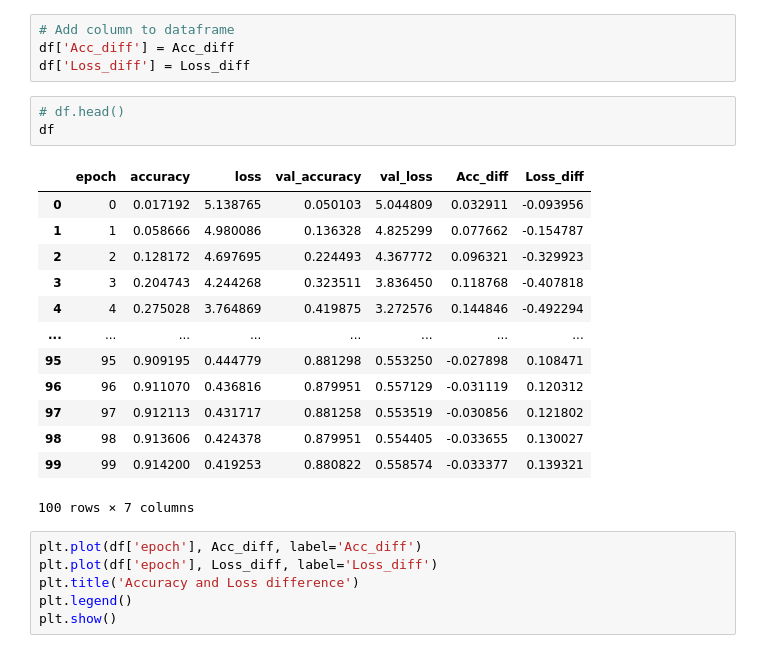
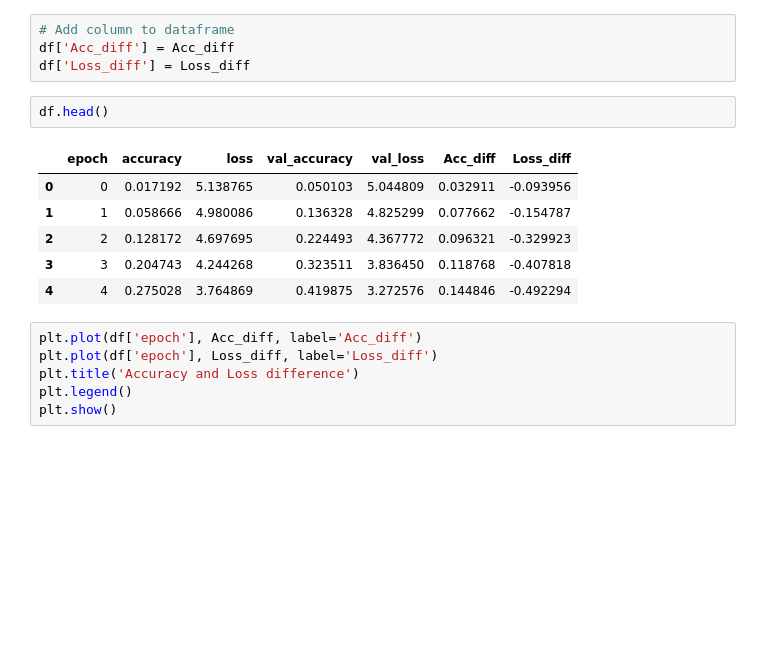
Before and after one commit to dimgag/deepfood, a Jupyter notebook: logs_analysis.ipynb, the cells around one changed output. Cells and saved outputs as stored; diff of their text form; blank space fills up the shorter version.

```diff
--- a/logs_analysis.ipynb
+++ b/logs_analysis.ipynb
@@ -19,23 +19,15 @@ Loss_diff= df['val_loss'] - df['loss']
 # Add column to dataframe
 df['Acc_diff'] = Acc_diff
 df['Loss_diff'] = Loss_diff
-# %%
-# df.head()
-df
-# %% [output]
-|  | epoch | accuracy | loss | val_accuracy | val_loss | Acc_diff | Loss_diff |
-| 0 | 0 | 0.017192 | 5.138765 | 0.050103 | 5.044809 | 0.032911 | -0.093956 |
-| 1 | 1 | 0.058666 | 4.980086 | 0.136328 | 4.825299 | 0.077662 | -0.154787 |
-| 2 | 2 | 0.128172 | 4.697695 | 0.224493 | 4.367772 | 0.096321 | -0.329923 |
-| 3 | 3 | 0.204743 | 4.244268 | 0.323511 | 3.836450 | 0.118768 | -0.407818 |
-| 4 | 4 | 0.275028 | 3.764869 | 0.419875 | 3.272576 | 0.144846 | -0.492294 |
-| ... | ... | ... | ... | ... | ... | ... | ... |
-| 95 | 95 | 0.909195 | 0.444779 | 0.881298 | 0.553250 | -0.027898 | 0.108471 |
-| 96 | 96 | 0.911070 | 0.436816 | 0.879951 | 0.557129 | -0.031119 | 0.120312 |
-| 97 | 97 | 0.912113 | 0.431717 | 0.881258 | 0.553519 | -0.030856 | 0.121802 |
-| 98 | 98 | 0.913606 | 0.424378 | 0.879951 | 0.554405 | -0.033655 | 0.130027 |
-| 99 | 99 | 0.914200 | 0.419253 | 0.880822 | 0.558574 | -0.033377 | 0.139321 |
-100 rows × 7 columns
+# %%
+df.head()
+# %% [output]
+|  | epoch | accuracy | loss | val_accuracy | val_loss | Acc_diff | Loss_diff |
+| 0 | 0 | 0.017192 | 5.138765 | 0.050103 | 5.044809 | 0.032911 | -0.093956 |
+| 1 | 1 | 0.058666 | 4.980086 | 0.136328 | 4.825299 | 0.077662 | -0.154787 |
+| 2 | 2 | 0.128172 | 4.697695 | 0.224493 | 4.367772 | 0.096321 | -0.329923 |
+| 3 | 3 | 0.204743 | 4.244268 | 0.323511 | 3.836450 | 0.118768 | -0.407818 |
+| 4 | 4 | 0.275028 | 3.764869 | 0.419875 | 3.272576 | 0.144846 | -0.492294 |
 # %%
 plt.plot(df['epoch'], Acc_diff, label='Acc_diff')
 plt.plot(df['epoch'], Loss_diff, label='Loss_diff')
```
